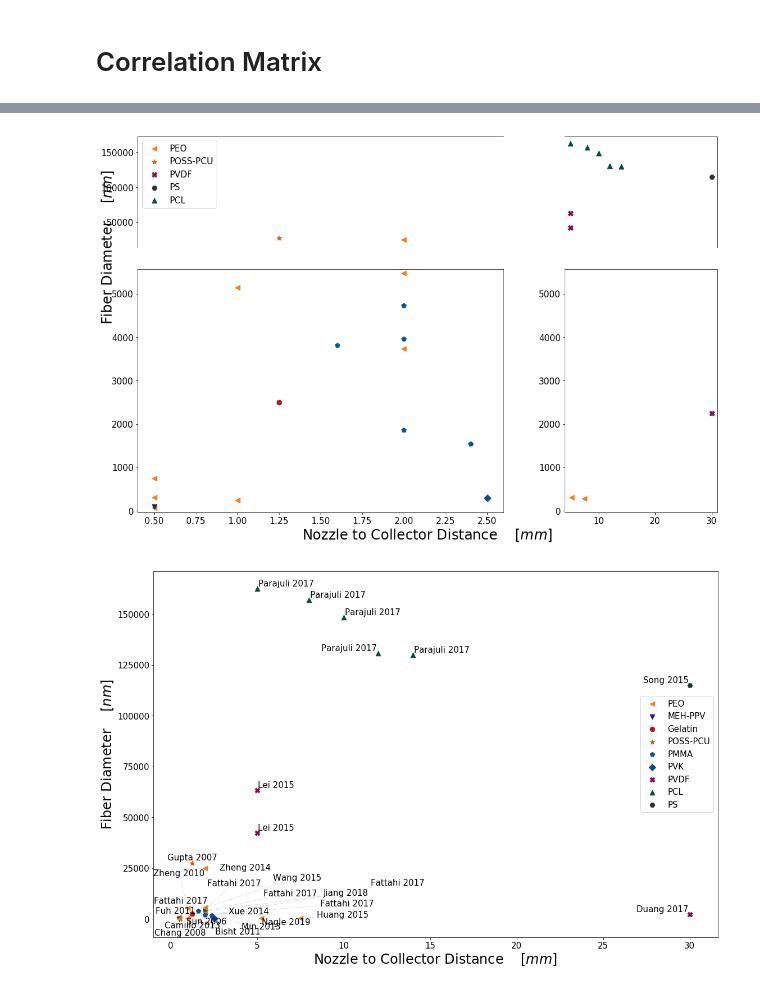
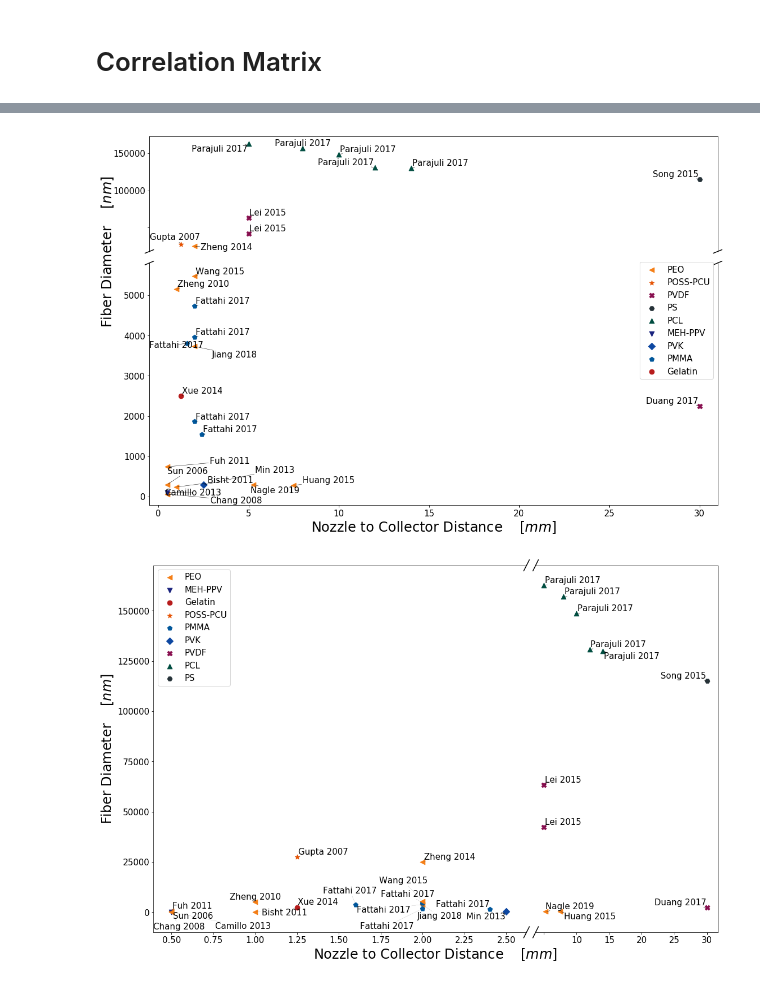
Before and after one commit to KiraSensei13/MNT_ITESM_Thesis, a Jupyter notebook: NFES_Review/_jupyterPlots/NFES_ReviewPaper.ipynb, the cells around one changed output, grey strips where cells are left out. Cells and saved outputs as stored; diff of their text form; code cells hidden in the pictures.

Commit message:
plots almost done

```diff
--- a/NFES_Review/_jupyterPlots/NFES_ReviewPaper.ipynb
+++ b/NFES_Review/_jupyterPlots/NFES_ReviewPaper.ipynb
@@ -817,17 +862,17 @@ breakXlim = [];
 breakYlim = [];
 legPos = [];
 
-# x_str.append('Nozzle to Collector Distance'); x_units.append(r'$[mm]$');
-# y_str.append('Fiber Diameter'); y_units.append(r'$[nm]$');
-# legPos.append('center right');
-# breakXlim.append(-1);
-# breakYlim.append(6000);
+x_str.append('Nozzle to Collector Distance'); x_units.append(r'$[mm]$');
+y_str.append('Fiber Diameter'); y_units.append(r'$[nm]$');
+legPos.append('center right');
+breakXlim.append(-1);
+breakYlim.append(6000);
 
-# x_str.append('Nozzle to Collector Distance'); x_units.append(r'$[mm]$');
-# y_str.append('Fiber Diameter'); y_units.append(r'$[nm]$');
-# legPos.append('upper left');
-# breakXlim.append(3);
-# breakYlim.append(-1);
+x_str.append('Nozzle to Collector Distance'); x_units.append(r'$[mm]$');
+y_str.append('Fiber Diameter'); y_units.append(r'$[nm]$');
+legPos.append('upper left');
+breakXlim.append(3);
+breakYlim.append(-1);
 
 x_str.append('Nozzle to Collector Distance'); x_units.append(r'$[mm]$');
 y_str.append('Fiber Diameter'); y_units.append(r'$[nm]$');
@@ -872,32 +917,32 @@ breakYlim.append(-1);
 # y_str.append('Fiber Diameter'); y_units.append(r'$[nm]$');
 # breakXlim.append(0);
 # breakYlim.append(11);
 
 # x_str.append('NFES Stage Velocity'); x_units.append(r'$[mm \cdot s^{-1}]$');
 # y_str.append('Fiber Diameter'); y_units.append(r'$[nm]$');
 # breakXlim.append(0);
 # breakYlim.append(16);
 
 # x_str.append('NFES Applied Voltage'); x_units.append(r'$[V]$');
 # y_str.append('Fiber Diameter'); y_units.append(r'$[nm]$');
 # breakXlim.append(0);
 # breakYlim.append(18);
 
 # x_str.append('Nozzle to Collector Distance'); x_units.append(r'$[mm]$');
 # y_str.append('Fiber Diameter'); y_units.append(r'$[nm]$');
 # breakXlim.append(0);
 # breakYlim.append(18);
 
 # x_str.append('Polymer Concentration'); x_units.append(r'$[wt\%]$');
 # y_str.append('Fiber Diameter'); y_units.append(r'$[nm]$');
 # breakXlim.append(0);
 # breakYlim.append(18);
 
 ########################################
 
 for i in range(len(x_str)):
     #scatterPlot(x_str[i], x_units[i], y_str[i], y_units[i], df[i], 'original')
     scatterPlot_breakAxis(x_str[i], x_units[i], y_str[i], y_units[i], df, df_x, breakXlim[i], breakYlim[i], legPos[i]);
 # %% [output]
-[figure, old version]
+[figure, new version]
-[figure, old version]
+[figure, new version]
```
Also changed, not shown: parts of 4 cells of this notebook.
